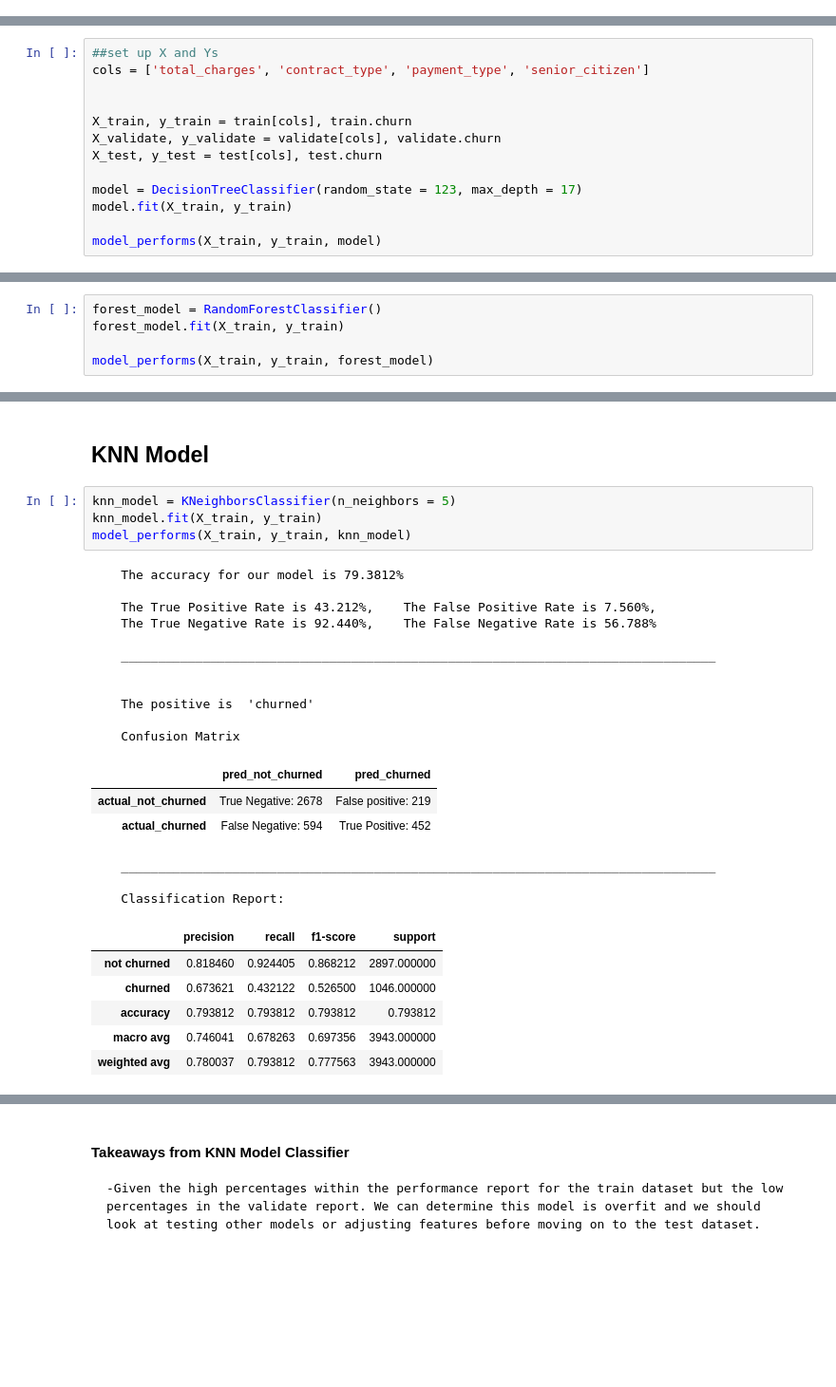
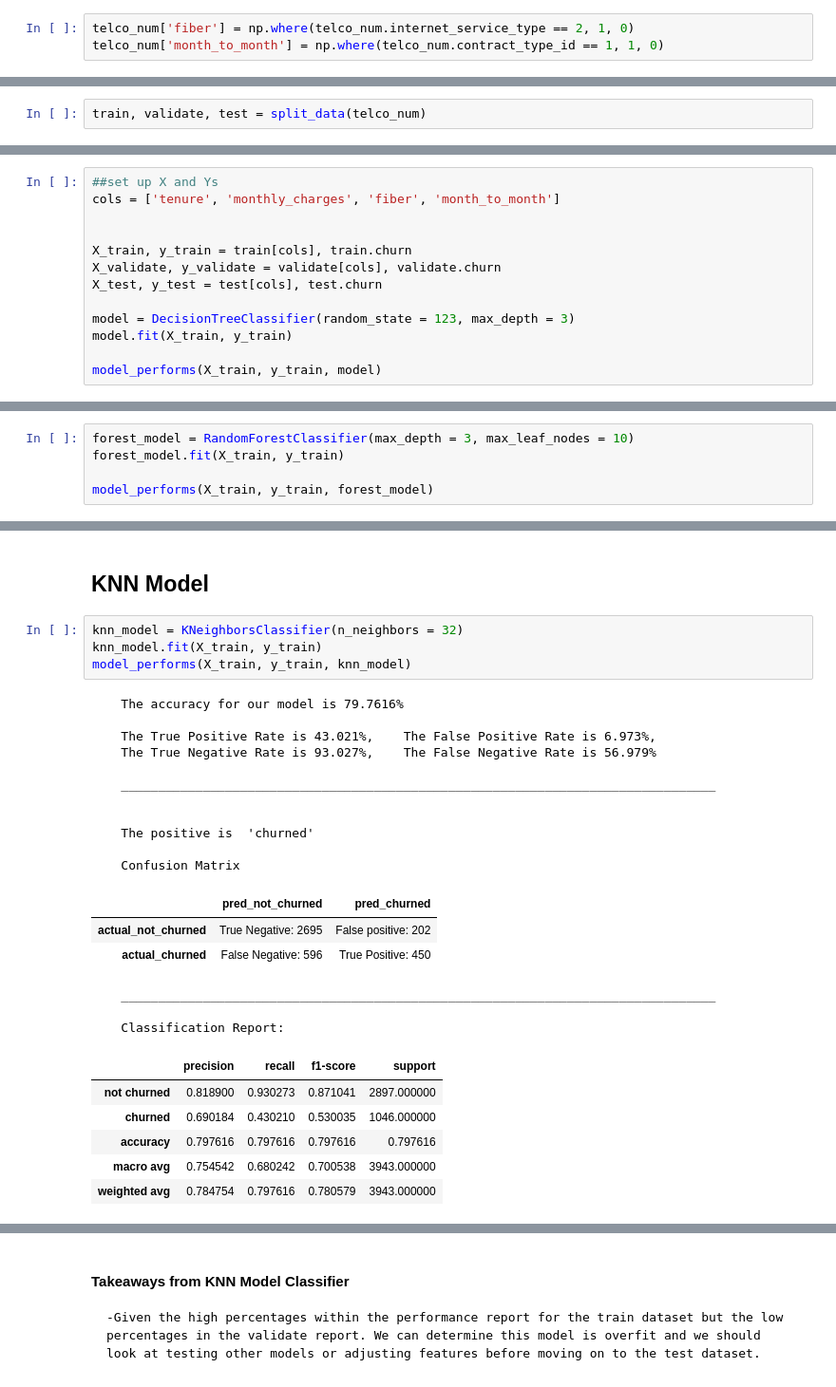
Before and after one commit to ForrestMccrosky/Classification_Project, a Jupyter notebook: classification_project_rough.ipynb, the cells around one changed output, grey strips where cells are left out. Shown at 95% size. Drawn from its saved outputs; the diff is of its cells as text; blank space fills up the shorter version.

```diff
--- a/classification_project_rough.ipynb
+++ b/classification_project_rough.ipynb
@@ -381,0 +394,3 @@ p     = 0.0035
+# %%
+telco_num['fiber'] = np.where(telco_num.internet_service_type == 2, 1, 0)
+telco_num['month_to_month'] = np.where(telco_num.contract_type_id == 1, 1, 0)
@@ -381,0 +407,2 @@ p     = 0.0035
+# %%
+train, validate, test = split_data(telco_num)
@@ -509,14 +556,14 @@ def model_performs (X_df, y_df, model):
     display(clas_rep)
 # %%
 ##set up X and Ys
-cols = ['total_charges', 'contract_type', 'payment_type', 'senior_citizen']
+cols = ['tenure', 'monthly_charges', 'fiber', 'month_to_month']
 
 
 X_train, y_train = train[cols], train.churn
 X_validate, y_validate = validate[cols], validate.churn
 X_test, y_test = test[cols], test.churn
 
-model = DecisionTreeClassifier(random_state = 123, max_depth = 17)
+model = DecisionTreeClassifier(random_state = 123, max_depth = 3)
 model.fit(X_train, y_train)
 
 model_performs(X_train, y_train, model)
@@ -577,7 +624,7 @@ model_performs(X_validate, y_validate, model)
 # %% [markdown]
 ## Random Forest Model
 # %%
-forest_model = RandomForestClassifier()
+forest_model = RandomForestClassifier(max_depth = 3, max_leaf_nodes = 10)
 forest_model.fit(X_train, y_train)
 
 model_performs(X_train, y_train, forest_model)
@@ -637,33 +684,33 @@ model_performs(X_validate, y_validate, forest_model)
 # %% [markdown]
 ## KNN Model
 # %%
-knn_model = KNeighborsClassifier(n_neighbors = 5)
+knn_model = KNeighborsClassifier(n_neighbors = 32)
 knn_model.fit(X_train, y_train)
 model_performs(X_train, y_train, knn_model)
 # %% [output]
-    The accuracy for our model is 79.3812%
+    The accuracy for our model is 79.7616%
 
-    The True Positive Rate is 43.212%,    The False Positive Rate is 7.560%,
-    The True Negative Rate is 92.440%,    The False Negative Rate is 56.788%
+    The True Positive Rate is 43.021%,    The False Positive Rate is 6.973%,
+    The True Negative Rate is 93.027%,    The False Negative Rate is 56.979%
 
     ________________________________________________________________________________
 
 
     The positive is  'churned'
 
     Confusion Matrix
 |  | pred_not_churned | pred_churned |
-| actual_not_churned | True Negative: 2678 | False positive: 219 |
-| actual_churned | False Negative: 594 | True Positive: 452 |
+| actual_not_churned | True Negative: 2695 | False positive: 202 |
+| actual_churned | False Negative: 596 | True Positive: 450 |
     ________________________________________________________________________________
 
     Classification Report:
 |  | precision | recall | f1-score | support |
-| not churned | 0.818460 | 0.924405 | 0.868212 | 2897.000000 |
-| churned | 0.673621 | 0.432122 | 0.526500 | 1046.000000 |
-| accuracy | 0.793812 | 0.793812 | 0.793812 | 0.793812 |
-| macro avg | 0.746041 | 0.678263 | 0.697356 | 3943.000000 |
-| weighted avg | 0.780037 | 0.793812 | 0.777563 | 3943.000000 |
+| not churned | 0.818900 | 0.930273 | 0.871041 | 2897.000000 |
+| churned | 0.690184 | 0.430210 | 0.530035 | 1046.000000 |
+| accuracy | 0.797616 | 0.797616 | 0.797616 | 0.797616 |
+| macro avg | 0.754542 | 0.680242 | 0.700538 | 3943.000000 |
+| weighted avg | 0.784754 | 0.797616 | 0.780579 | 3943.000000 |
 # %%
 model_performs(X_validate, y_validate, knn_model)
 # %% [output]
```
Also changed, not shown: parts of 17 cells of this notebook.
